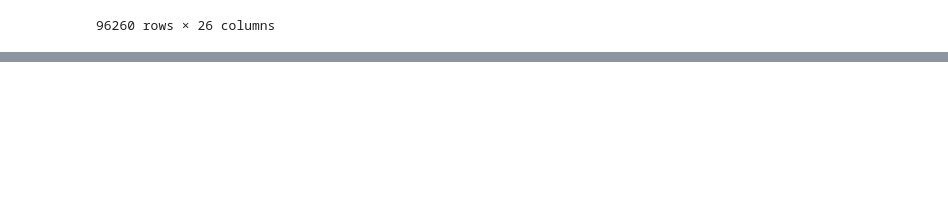
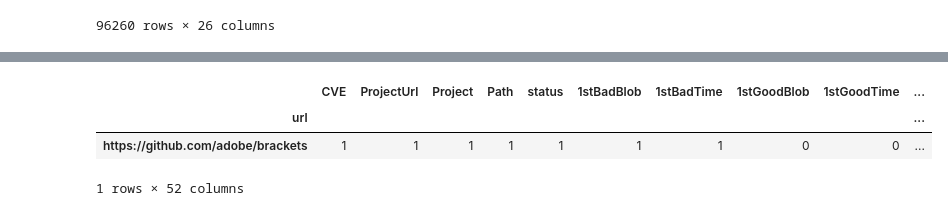
Before and after one commit to woc-hack/kjd, a Jupyter notebook: Data analysis.ipynb, the cells around one changed output, grey strips where cells are left out. Saved outputs shown, nothing was run; the diff lists cells and outputs as text; code cells hidden in the pictures; blank space fills up the shorter version.

```diff
--- a/Data analysis.ipynb
+++ b/Data analysis.ipynb
@@ -1034,0 +1070,2 @@ Name: status, dtype: float64
+# %%
+most_popular_domains = enterprise.groupby(['dominant_domain'])['url'].nunique().sort_values()[-200:].reset_index()['dominant_domain']
@@ -1034,0 +1092,2 @@ Name: status, dtype: float64
+# %%
+most_pop =  enterprise[enterprise['dominant_domain'].isin(most_popular_domains)]
@@ -1034,0 +1144,7 @@ Name: status, dtype: float64
+# %%
+merged_pop.groupby('url').count()
+# %% [output]
+|  | CVE | ProjectUrl | Project | Path | status | 1stBadBlob | 1stBadTime | 1stGoodBlob | 1stGoodTime | ... |
+| url |  |  |  |  |  |  |  |  |  | ... |
+| https://github.com/adobe/brackets | 1 | 1 | 1 | 1 | 1 | 1 | 1 | 0 | 0 | ... |
+1 rows × 52 columns
```
Also changed, not shown: parts of 106 cells of this notebook, 1 other file.
